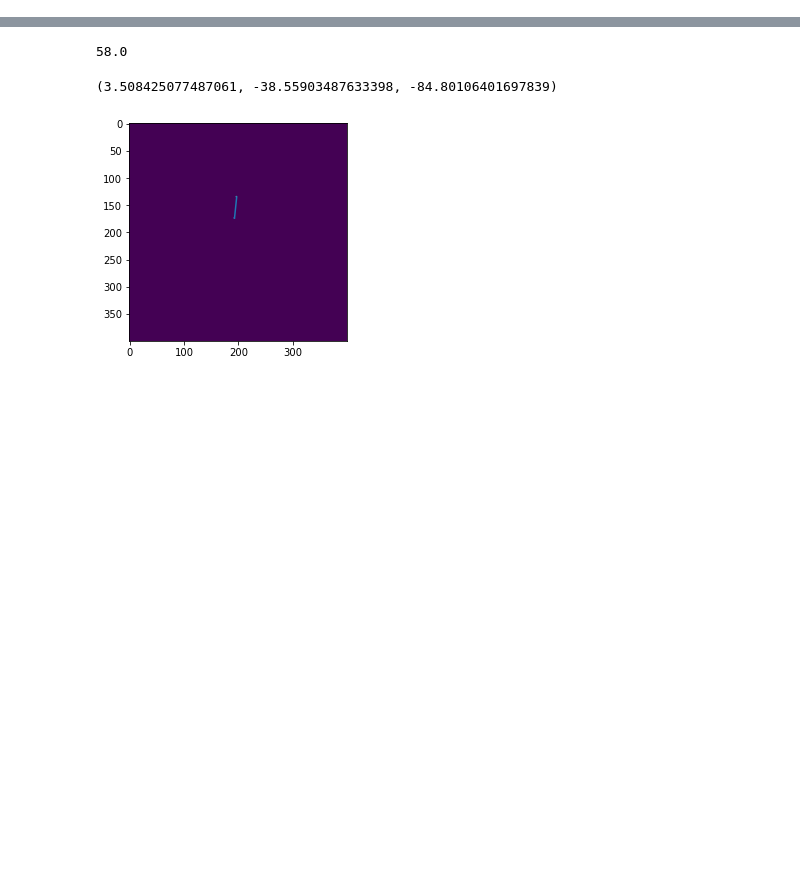
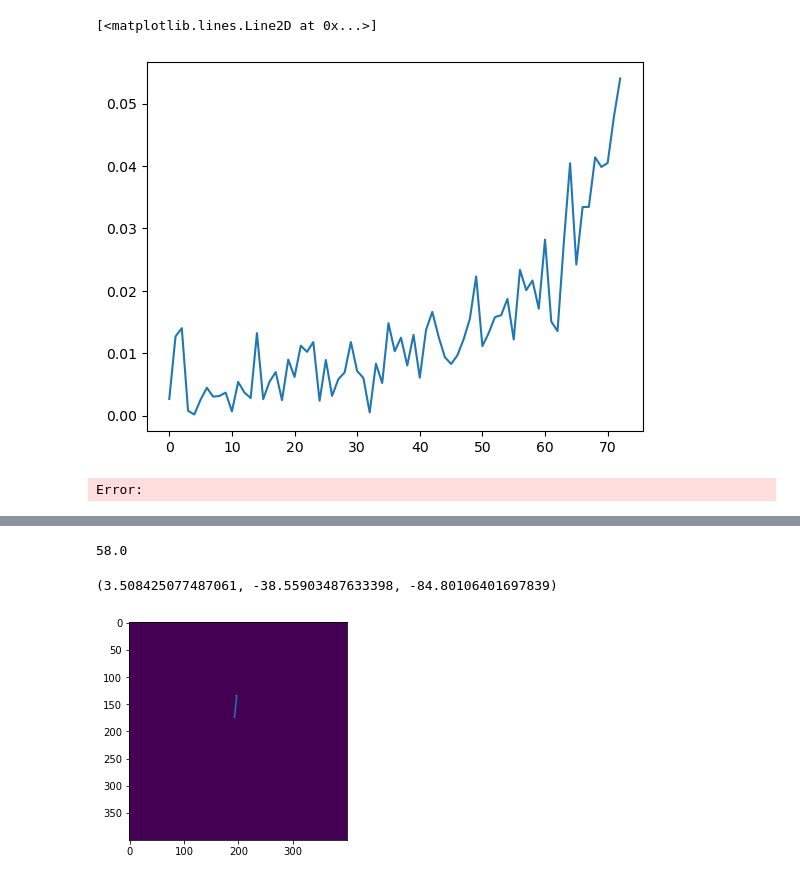
Before and after one commit to Asashou/TLI, a Jupyter notebook: pipeline/TLI_analysis/neu_life_analysis.ipynb, the cells around one changed output, grey strips where cells are left out. Drawn from its saved outputs; the diff is of its cells as text; code cells hidden in the pictures; blank space fills up the shorter version.

```diff
--- a/pipeline/TLI_analysis/neu_life_analysis.ipynb
+++ b/pipeline/TLI_analysis/neu_life_analysis.ipynb
@@ -57,8 +57,8 @@ def cal_lifetimes_angle(mask_img, plot=True):
 # %%
 #  input and save paths
-data_path = '/home/tli_project/Desktop/Data/T4/neurons/SubtypeB/'
-save_path = '/home/tli_project/Desktop/Data/T4/neurons/SubtypeB/output/'
-subtype = 'B'
+data_path = '/home/tli_project/Desktop/Data/T4/neurons/output/cols_labeled/all/'
+save_path = '/home/tli_project/Desktop/Data/T4/neurons/output/cols_labeled/all/output/'
+# subtype = 'B'
 # stab_limit = 5 #(No. of timepoints for stable branches calculation)
 start_age = 37
 # %%
@@ -69,0 +86,4 @@ N_folders
+# %%
+files_list = datautils.get_file_names(data_path, group_by='',
+                                        order=True, nested_files=False,
+                                        criteria='.tif')
@@ -69,0 +155,6 @@ N_folders
+# %%
+plt.plot(results_df['211113_P36_N1'])
+# %% [output]
+[<matplotlib.lines.Line2D at 0x...>]
+[figure, added]
+Error:
```
Also changed, not shown: parts of 33 cells of this notebook, 18 other files.
